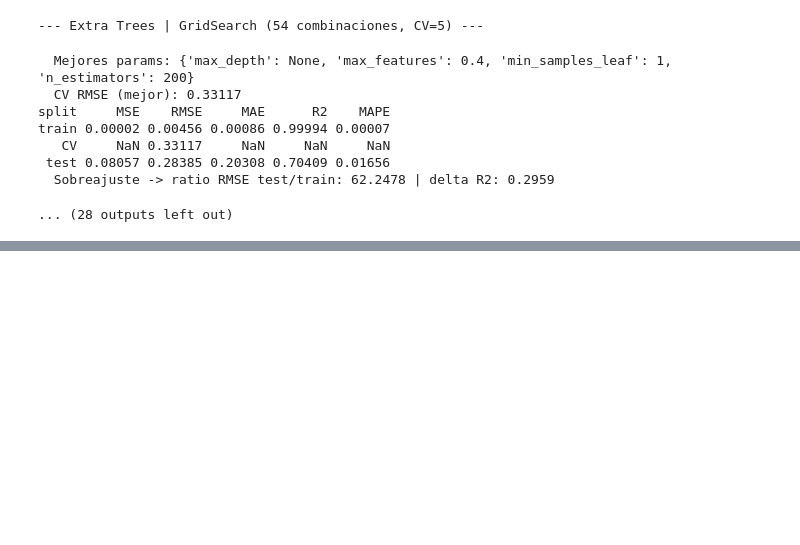
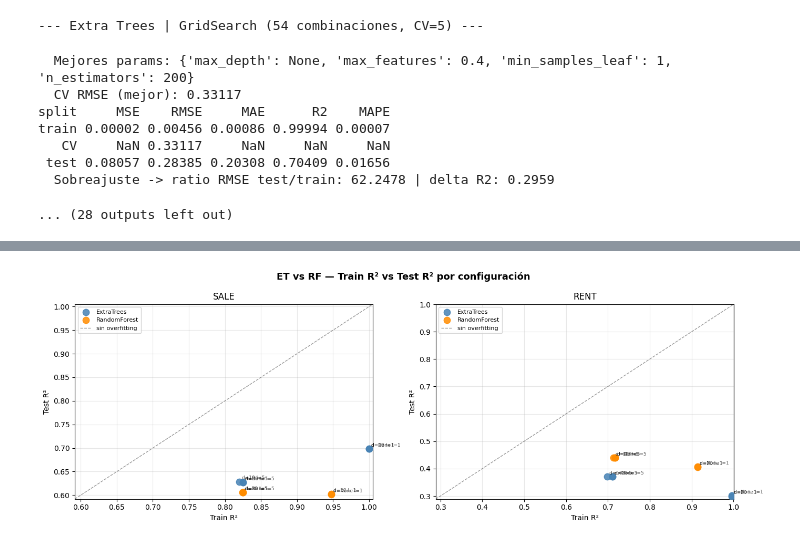
Before and after one commit to sitomachu/bezanillasl, a Jupyter notebook: notebooks/05_ML/52_random_forest_3.ipynb, the cells around one changed output, grey strips where cells are left out. Drawn from its saved outputs; the diff is of its cells as text; code cells hidden in the pictures; blank space fills up the shorter version.

```diff
--- a/notebooks/05_ML/52_random_forest_3.ipynb
+++ b/notebooks/05_ML/52_random_forest_3.ipynb
@@ -675,0 +990,88 @@ train 0.00002 0.00456 0.00086 0.99994 0.00007
+# %%
+shared_configs = [
+    {"n_estimators": 200, "max_depth": None,  "min_samples_leaf": 1},
+    {"n_estimators": 200, "max_depth": None,  "min_samples_leaf": 5},
+    {"n_estimators": 200, "max_depth": 20,    "min_samples_leaf": 1},
+    {"n_estimators": 200, "max_depth": 20,    "min_samples_leaf": 5},
+    {"n_estimators": 200, "max_depth": 10,    "min_samples_leaf": 5},
+]
+
+et_vs_rf_rows = []
+
+for dataset_name, dataset_path in DATASETS.items():
+    df = pd.read_csv(dataset_path)
+    df = df[df[TARGET_COL].notna()].copy()
+    df, fm = collapse_rare_municipios(df, MUNICIPIO_FEATURES, MIN_OBS_MUNICIPIO)
+    X = prepare_X(df, BASE_FEATURES + fm)
+    y = df[TARGET_COL].values
+    Xtr, Xte, ytr, yte = train_test_split(X, y, test_size=TEST_SIZE, random_state=RANDOM_STATE)
+
+    for cfg in shared_configs:
+        label = f"d={cfg['max_depth']} l={cfg['min_samples_leaf']}"
+        for ModelClass, model_name in [
+            (ExtraTreesRegressor,   "ExtraTrees"),
+            (RandomForestRegressor, "RandomForest"),
+        ]:
+            m = ModelClass(random_state=RANDOM_STATE, n_jobs=-1, **cfg)
+            m.fit(Xtr, ytr)
+            et_vs_rf_rows.append({
+                "dataset":          dataset_name,
+                "modelo":           model_name,
+                "config":           label,
+                "max_depth":        str(cfg["max_depth"]),
+                "min_samples_leaf": cfg["min_samples_leaf"],
+                "train_R2":         round(r2_score(ytr, m.predict(Xtr)), 5),
+                "test_R2":          round(r2_score(yte, m.predict(Xte)), 5),
+                "test_RMSE":        round(np.sqrt(mean_squared_error(yte, m.predict(Xte))), 5),
+            })
+
+et_vs_rf_df = pd.DataFrame(et_vs_rf_rows)
+et_vs_rf_df["delta_R2"] = (et_vs_rf_df["train_R2"] - et_vs_rf_df["test_R2"]).round(5)
+
+print("ET vs RF — mismo grid de hiperparámetros")
+print(et_vs_rf_df.to_string(index=False))
+
+# ── Gráfico: scatter train R² vs test R² coloreado por modelo ─────────────────
+fig, axes = plt.subplots(1, 2, figsize=(14, 5))
+fig.suptitle("ET vs RF — Train R² vs Test R² por configuración", fontsize=13, fontweight="bold")
+
+colors_model = {"ExtraTrees": "steelblue", "RandomForest": "darkorange"}
+
+for ax, ds in zip(axes, ["sale", "rent"]):
+    sub = et_vs_rf_df[et_vs_rf_df["dataset"] == ds]
+    for model_name, color in colors_model.items():
+        ms = sub[sub["modelo"] == model_name]
+        ax.scatter(ms["train_R2"], ms["test_R2"], color=color, label=model_name,
+                   s=80, alpha=0.85, zorder=3)
+        # Anotar configuración
+        for _, row in ms.iterrows():
+            ax.annotate(
+                row["config"],
+                (row["train_R2"], row["test_R2"]),
+                fontsize=6.5, alpha=0.7,
+                xytext=(3, 3), textcoords="offset points",
+            )
+    # Línea diagonal (sin overfitting)
+    lims = [
+        min(sub["train_R2"].min(), sub["test_R2"].min()) - 0.01,
+        max(sub["train_R2"].max(), sub["test_R2"].max()) + 0.005,
+    ]
+    ax.plot(lims, lims, "k--", linewidth=1, alpha=0.4, label="sin overfitting")
+    ax.set_xlim(lims); ax.set_ylim(lims)
+    ax.set_xlabel("Train R²")
+    ax.set_ylabel("Test R²")
+    ax.set_title(f"{ds.upper()}")
+    ax.legend(fontsize=8)
+    ax.grid(True, alpha=0.3)
+
+plt.tight_layout()
+plt.show()
+
+# ── Resumen: diferencia ET - RF en test R² por configuración ──────────────────
+print("\nVentaja ET sobre RF en test R² (positivo = ET gana):")
+pivot = et_vs_rf_df.pivot_table(
+    index=["dataset", "config"], columns="modelo", values="test_R2"
+).reset_index()
+pivot["ET_ventaja"] = (pivot["ExtraTrees"] - pivot["RandomForest"]).round(5)
+print(pivot.to_string(index=False))
+# %% [output]
@@ -675,0 +1095 @@ train 0.00002 0.00456 0.00086 0.99994 0.00007
+[figure, added]
```
Also changed, not shown: parts of 10 cells of this notebook.
